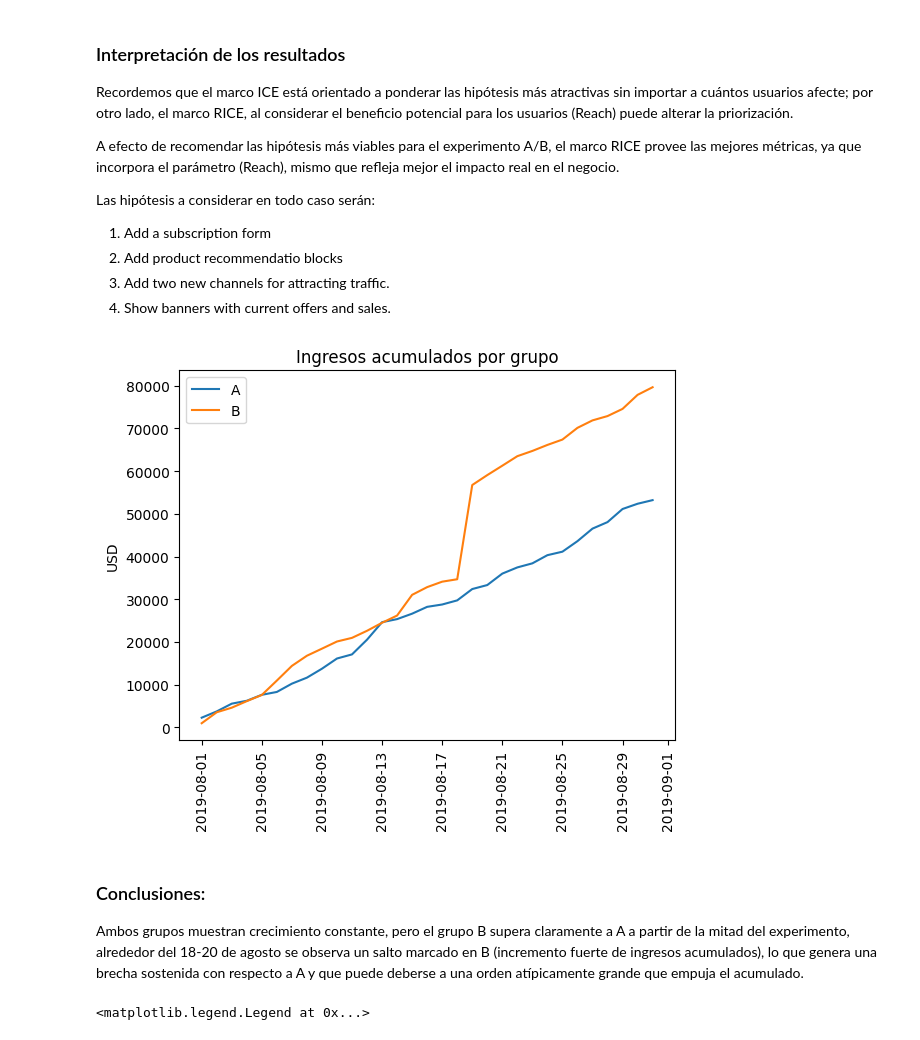
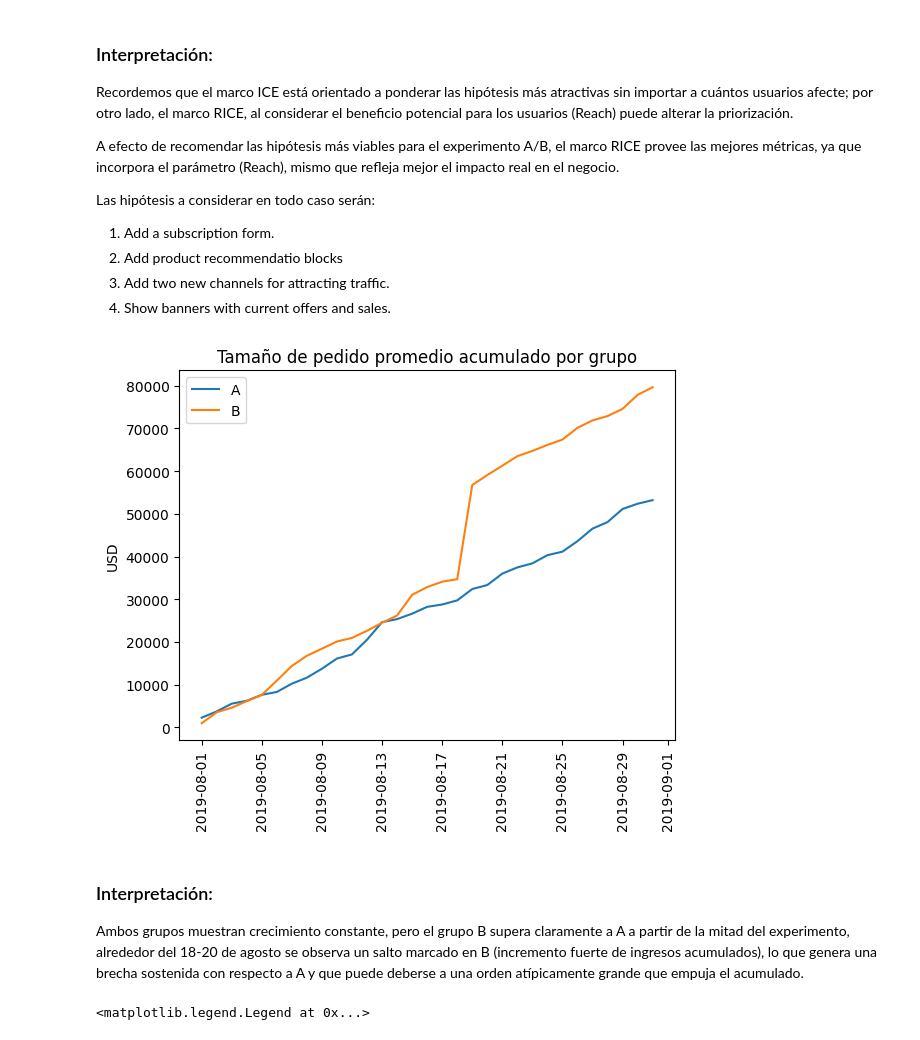
Before and after one commit to danlevimb/vehicles_env, a Jupyter notebook: notebooks/S10.ipynb, the cells around one changed output. Cells and saved outputs as stored; diff of their text form; code cells hidden in the pictures.

```diff
--- a/notebooks/S10.ipynb
+++ b/notebooks/S10.ipynb
@@ -64,45 +73,46 @@ print(df_hyp[['hypothesis', 'RICE']].sort_values(by='RICE', ascending=False))
 # %% [markdown]
-### Interpretación de los resultados
+### Interpretación:
 
 Recordemos que el marco ICE está orientado a ponderar las hipótesis más atractivas sin importar a cuántos usuarios afecte; por otro lado, el marco RICE, al considerar el beneficio potencial para los usuarios (Reach) puede alterar la priorización.
 
 A efecto de recomendar las hipótesis más viables para el experimento A/B, el marco RICE provee las mejores métricas, ya que incorpora el parámetro (Reach), mismo que refleja mejor el impacto real en el negocio.
 
 Las hipótesis a considerar en todo caso serán:
-1. Add a subscription form
+1. Add a subscription form.
 2. Add product recommendatio blocks
 3. Add two new channels for attracting traffic.
 4. Show banners with current offers and sales.
 # %%
 # TEST A/B
 # 1.- Ingreso acumulado por grupo
 
 datesGroups = df_orders[['date', 'group']].drop_duplicates()
 
 df_ordersGroup = datesGroups.apply(lambda x: df_orders[np.logical_and(df_orders['date'] <= x['date'], df_orders['group'] == x['group'])].agg({'date':'max', 'group':'max', 'transaction_id':pd.Series.nunique, 'visitor_id':pd.Series.nunique, 'revenue':'sum'}), axis=1).sort_values(by=['date','group'])
 df_visitsGroup = datesGroups.apply(lambda x: df_visits[np.logical_and(df_visits['date'] <= x['date'], df_visits['group'] == x['group'])].agg({'date':'max', 'group':'max', 'visits':'sum'}), axis=1).sort_values(by=['date','group'])
 
+# Unir dataframes
 df_data = df_ordersGroup.merge(df_visitsGroup, left_on=['date','group'], right_on=['date', 'group'])
 
+# Renombrar columnas
 df_data.columns = ['date', 'group', 'orders', 'visitors', 'revenue', 'visits']
 
-df_data['conversion'] = df_data['orders'] / df_data['visitors']
-
+# Obtener los dataframes para graficar
 df_dataA = df_data[df_data['group'] =='A'][['date','revenue','orders']]
 df_dataB = df_data[df_data['group'] =='B'][['date','revenue','orders']]
 
-#plt.Figure(figsize=(12,6))
-#plt.plot(df_dataA['date'], df_dataA['revenue'], label='A')
-#plt.plot(df_dataB['date'], df_dataB['revenue'], label='B')
-#plt.title('Tamaño de pedido promedio acumulado por grupo')
-#plt.xticks(rotation=90)
-#plt.ylabel('USD')
-#plt.legend()
-#plt.show()
+plt.Figure(figsize=(12,6))
+plt.plot(df_dataA['date'], df_dataA['revenue'], label='A')
+plt.plot(df_dataB['date'], df_dataB['revenue'], label='B')
+plt.title('Tamaño de pedido promedio acumulado por grupo')
+plt.xticks(rotation=90)
+plt.ylabel('USD')
+plt.legend()
+plt.show()
 # %% [output]
-[figure, old version]
+[figure, new version]
 # %% [markdown]
-### Conclusiones:
+### Interpretación:
 
 Ambos grupos muestran crecimiento constante, pero el grupo B supera claramente a A a partir de la mitad del experimento, alrededor del 18-20 de agosto se observa un salto marcado en B (incremento fuerte de ingresos acumulados), lo que genera una brecha sostenida con respecto a A y que puede deberse a una orden atípicamente grande que empuja el acumulado.
 # %%
```
Also changed, not shown: parts of 22 cells of this notebook, 2 other files.
